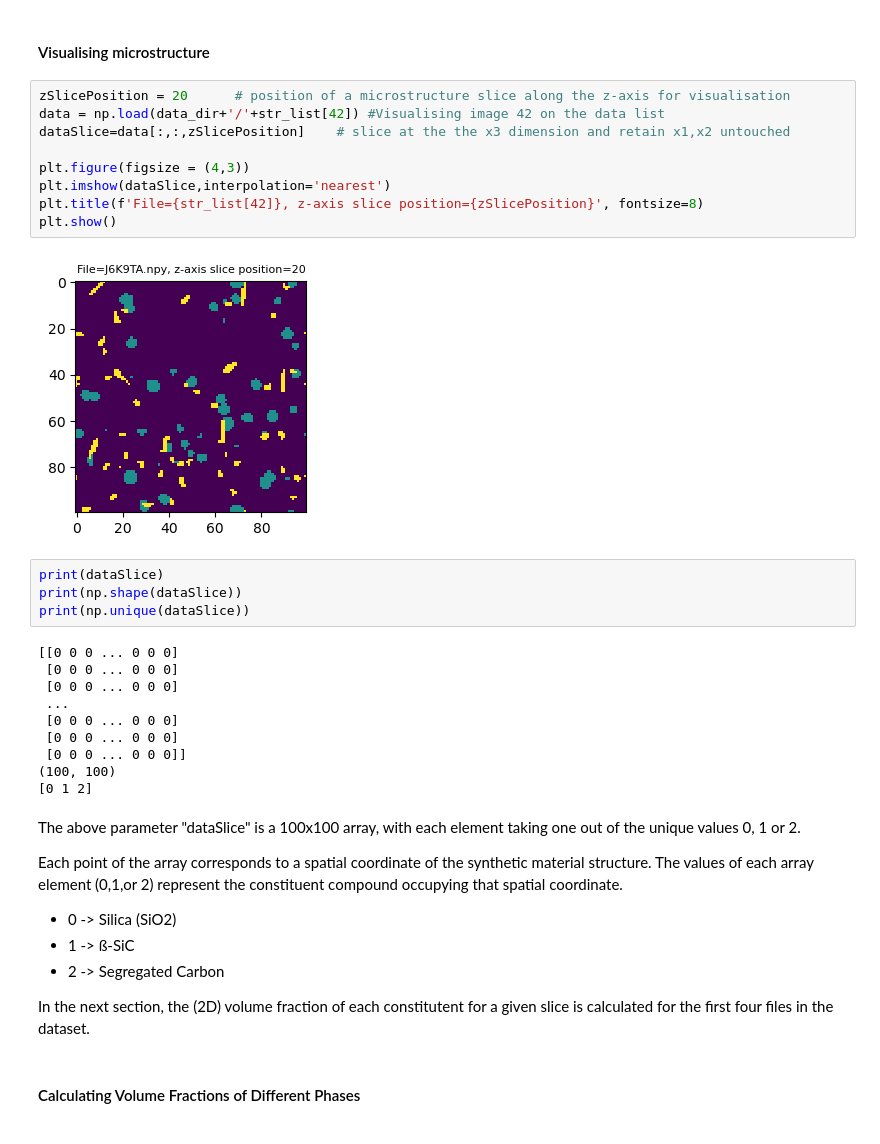
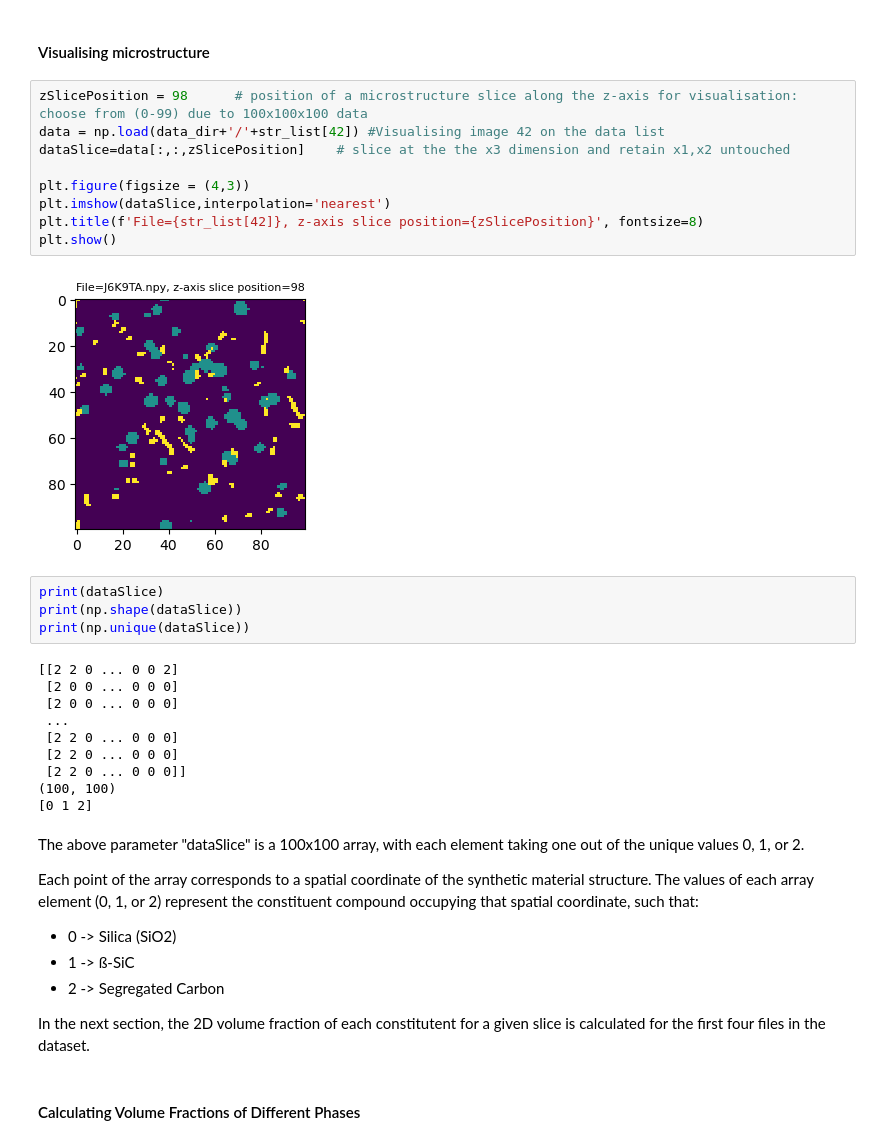
Before and after one commit to Kshiti92/ML4MaterialsScience-course, a Jupyter notebook: notebooks/02_data_exploration.ipynb, the cells around one changed output. Cells and saved outputs as stored; diff of their text form.

```diff
--- a/notebooks/02_data_exploration.ipynb
+++ b/notebooks/02_data_exploration.ipynb
@@ -25,40 +25,40 @@ shape of data (100, 100, 100)
 # %% [markdown]
 #### Visualising microstructure
 # %%
-zSlicePosition = 20      # position of a microstructure slice along the z-axis for visualisation
+zSlicePosition = 98      # position of a microstructure slice along the z-axis for visualisation: choose from (0-99) due to 100x100x100 data
 data = np.load(data_dir+'/'+str_list[42]) #Visualising image 42 on the data list
 dataSlice=data[:,:,zSlicePosition]    # slice at the the x3 dimension and retain x1,x2 untouched
 
 plt.figure(figsize = (4,3))
 plt.imshow(dataSlice,interpolation='nearest')
 plt.title(f'File={str_list[42]}, z-axis slice position={zSlicePosition}', fontsize=8)
 plt.show()
 # %% [output]
-[figure, old version]
+[figure, new version]
 # %%
 print(dataSlice)
 print(np.shape(dataSlice))
 print(np.unique(dataSlice))
 # %% [output]
-[[0 0 0 ... 0 0 0]
- [0 0 0 ... 0 0 0]
- [0 0 0 ... 0 0 0]
+[[2 2 0 ... 0 0 2]
+ [2 0 0 ... 0 0 0]
+ [2 0 0 ... 0 0 0]
  ...
- [0 0 0 ... 0 0 0]
- [0 0 0 ... 0 0 0]
- [0 0 0 ... 0 0 0]]
+ [2 2 0 ... 0 0 0]
+ [2 2 0 ... 0 0 0]
+ [2 2 0 ... 0 0 0]]
 (100, 100)
 [0 1 2]
 # %% [markdown]
-The above parameter "dataSlice" is a 100x100 array, with each element taking one out of the unique values 0, 1 or 2.
+The above parameter "dataSlice" is a 100x100 array, with each element taking one out of the unique values 0, 1, or 2.
 
-Each point of the array corresponds to a spatial coordinate of the synthetic material structure. The values of each array element (0,1,or 2) represent the constituent compound occupying that spatial coordinate.
+Each point of the array corresponds to a spatial coordinate of the synthetic material structure. The values of each array element (0, 1, or 2) represent the constituent compound occupying that spatial coordinate, such that:
 
 - 0 -> Silica (SiO2)
 - 1 -> ß-SiC
 - 2 -> Segregated Carbon
 
-In the next section, the (2D) volume fraction of each constitutent for a given slice is calculated for the first four files in the dataset.
+In the next section, the 2D volume fraction of each constitutent for a given slice is calculated for the first four files in the dataset.
 # %% [markdown]
 #### Calculating Volume Fractions of Different Phases
 # %%
```
Also changed, not shown: parts of 15 cells of this notebook, 2 other files.
